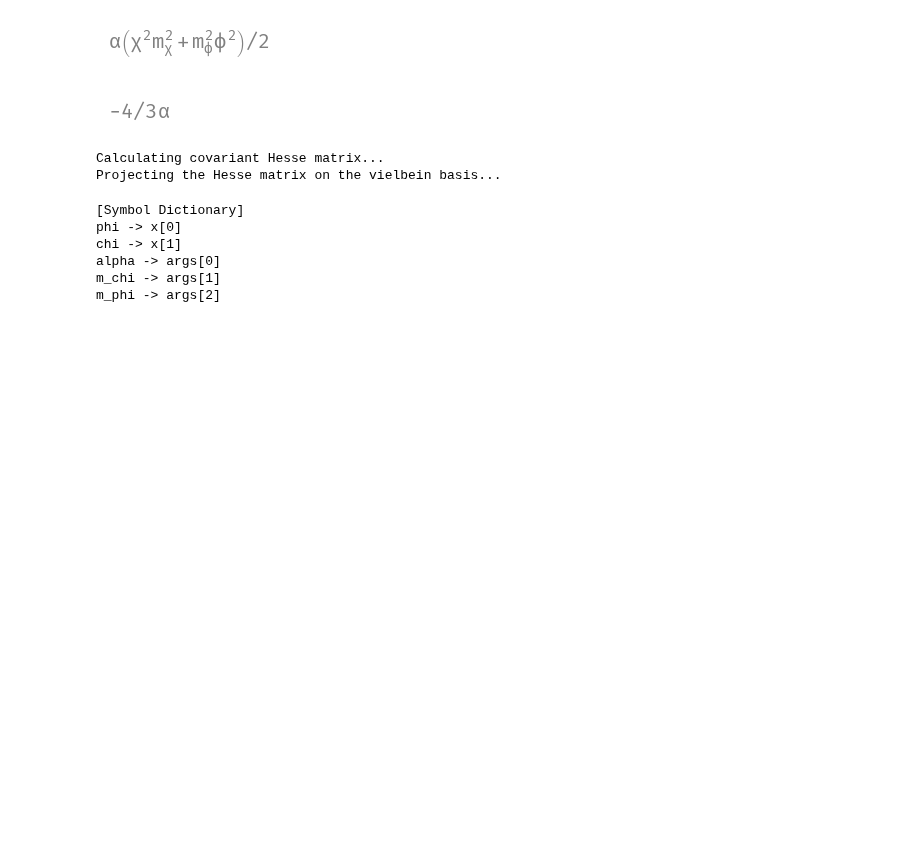
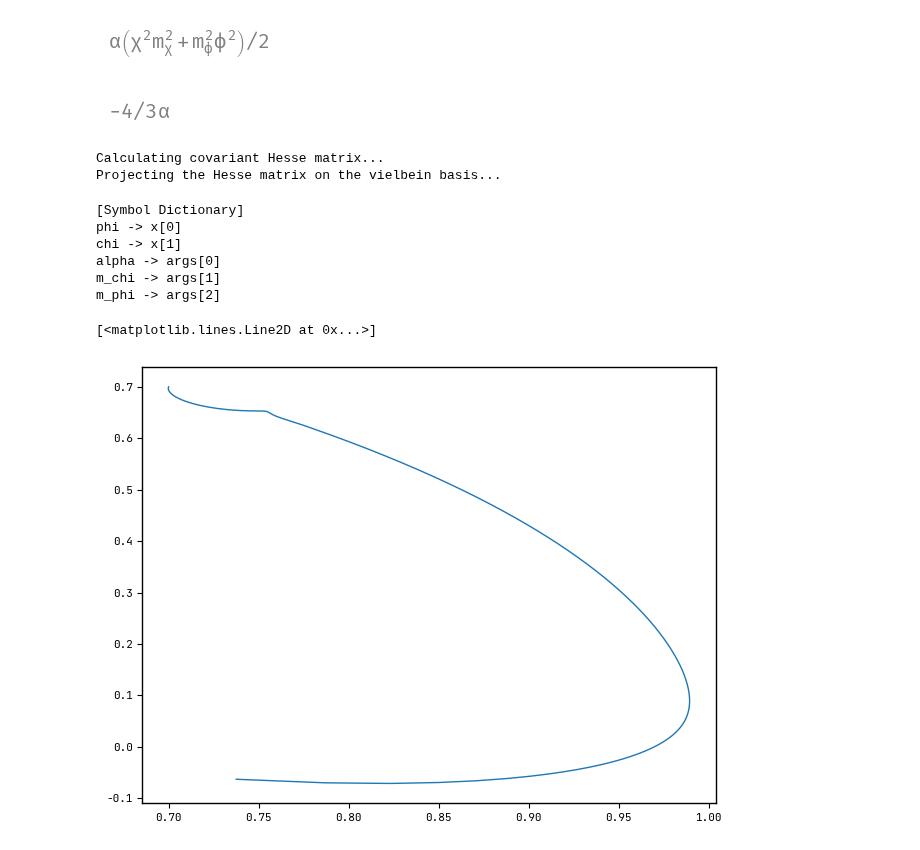
Before and after one commit to smups/inflatox, a Jupyter notebook: notebooks/angular_inf.ipynb, the cells around one changed output. Saved outputs shown, nothing was run; the diff lists cells and outputs as text; code cells hidden in the pictures; blank space fills up the shorter version.

```diff
--- a/notebooks/angular_inf.ipynb
+++ b/notebooks/angular_inf.ipynb
@@ -99,6 +101,13 @@ a = 1/600
 m_phi = 2e-5
 m_chi = m_phi * np.sqrt(9)
 args = np.array([a, m_chi, m_phi])
+# %%
+phix = np.load('/home/raulwolters/GitClones/PyTransportSU/output_angular/background/phix.npy')
+phiy = np.load('/home/raulwolters/GitClones/PyTransportSU/output_angular/background/phiy.npy')
+plt.plot(phix, phiy)
+# %% [output]
+[<matplotlib.lines.Line2D at 0x...>]
+[figure, added]
 # %%
 two_norm = mpl.colors.TwoSlopeNorm(0.25, vmax=10)
 cmap = mpl.colormaps['coolwarm'].copy()
```
Also changed, not shown: parts of 9 cells of this notebook, 15 other files.
